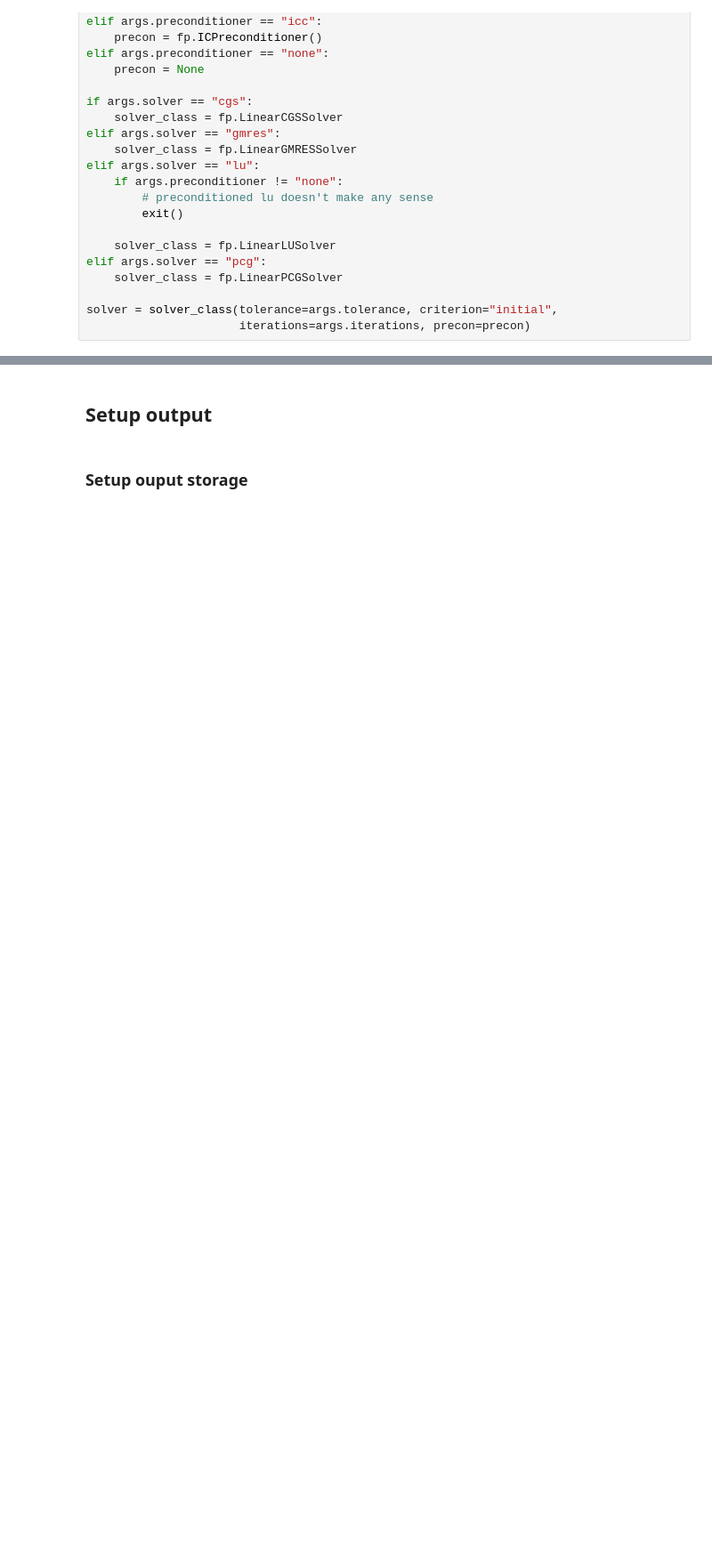
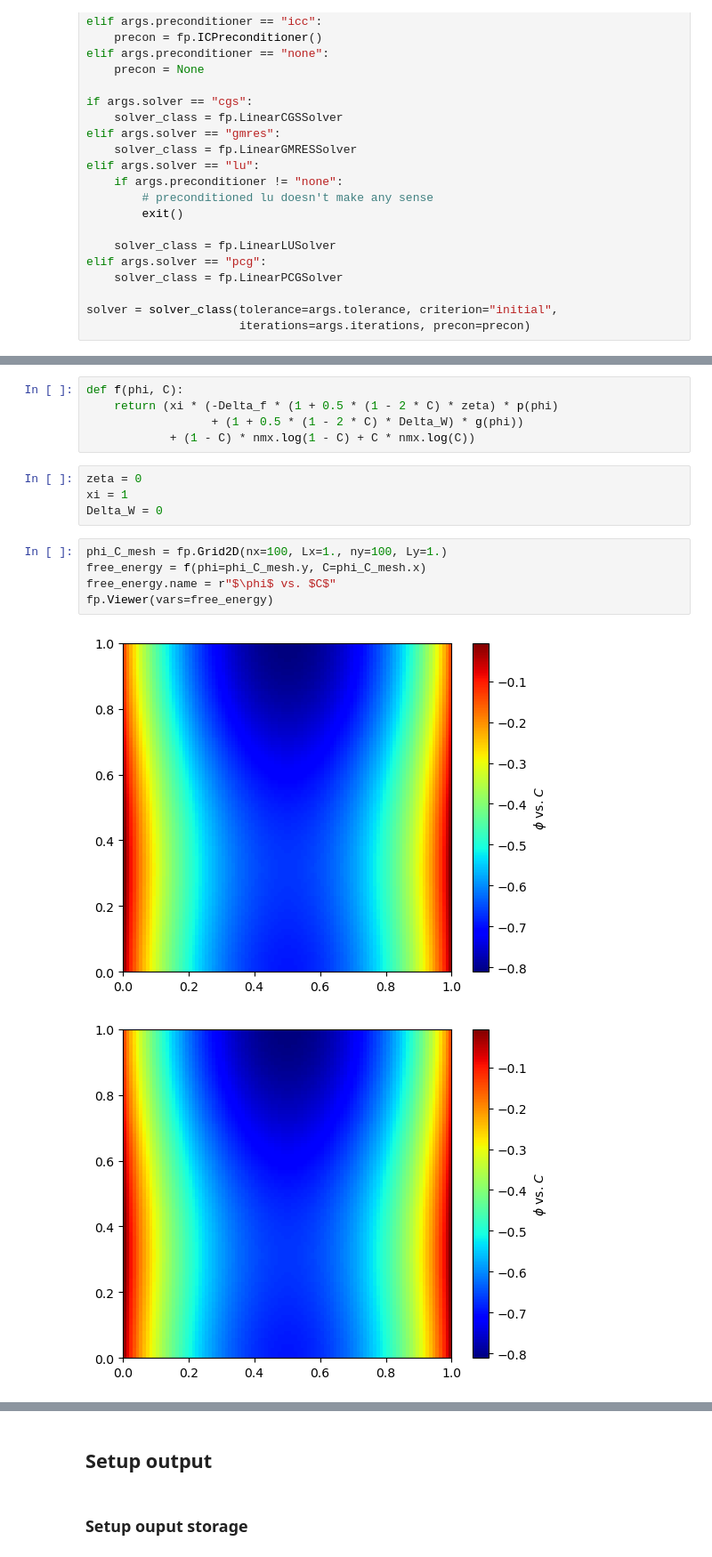
Before and after one commit to guyer/solver_benchmark_binary, a Jupyter notebook: codes/notebooks/binary_phase_field.ipynb, the cells around one changed output, grey strips where cells are left out. Shown: that part at 89% size. Cells and saved outputs as stored; diff of their text form; blank space fills up the shorter version.

```diff
--- a/codes/notebooks/binary_phase_field.ipynb
+++ b/codes/notebooks/binary_phase_field.ipynb
@@ -437,0 +244,17 @@ eq = (fp.TransientTerm(var=C)
+# %%
+def f(phi, C):
+    return (xi * (-Delta_f * (1 + 0.5 * (1 - 2 * C) * zeta) * p(phi)
+                  + (1 + 0.5 * (1 - 2 * C) * Delta_W) * g(phi))
+            + (1 - C) * nmx.log(1 - C) + C * nmx.log(C))
+# %%
+zeta = 0
+xi = 1
+Delta_W = 0
+# %%
+phi_C_mesh = fp.Grid2D(nx=100, Lx=1., ny=100, Ly=1.)
+free_energy = f(phi=phi_C_mesh.y, C=phi_C_mesh.x)
+free_energy.name = r"$\phi$ vs. $C$"
+fp.Viewer(vars=free_energy)
+# %% [output]
+[figure, added]
+[figure, added]
```
Also changed, not shown: parts of 63 cells of this notebook, 2 other files.
